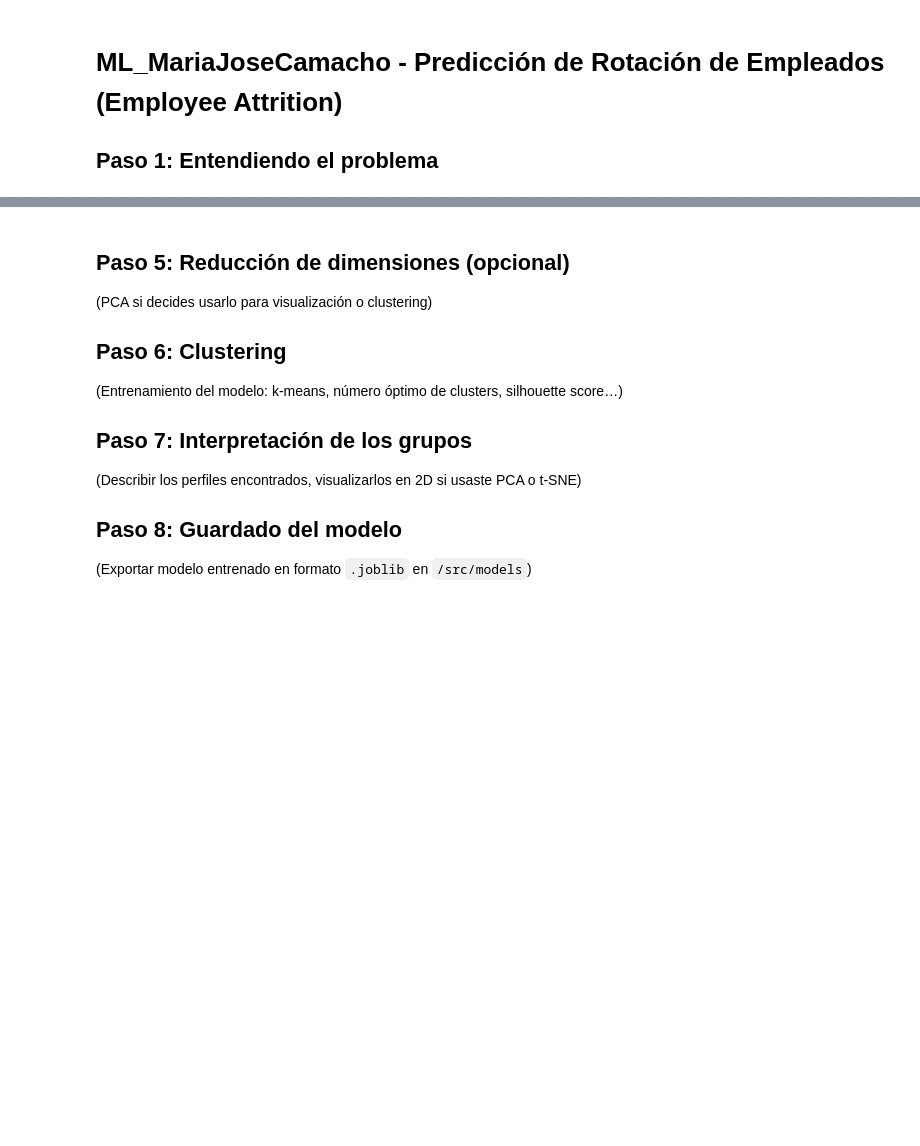
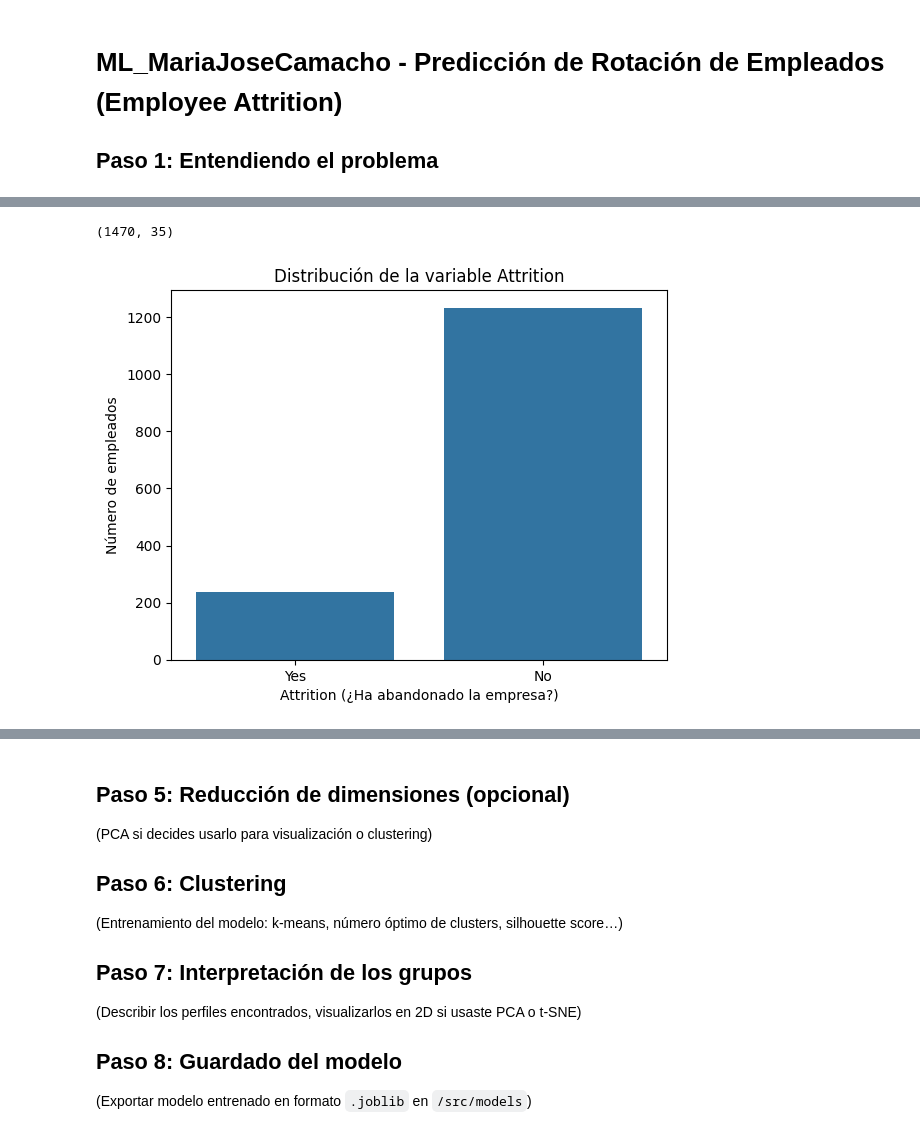
Before and after one commit to MariaJoseCamacho/repositorio_clase, a Jupyter notebook: Project_Break_II_ML/ML_MariaJoseCamachoCano/main.ipynb, the cells around one changed output, grey strips where cells are left out. Saved outputs shown, nothing was run; the diff lists cells and outputs as text; code cells hidden in the pictures; blank space fills up the shorter version.

```diff
--- a/Project_Break_II_ML/ML_MariaJoseCamachoCano/main.ipynb
+++ b/Project_Break_II_ML/ML_MariaJoseCamachoCano/main.ipynb
@@ -37,0 +44,14 @@ df.head()
+# %%
+# Esta es la dimensión del dataset total
+df.shape
+# %% [output]
+(1470, 35)
+# %%
+# Visualizamos la variable objetivo
+sns.countplot(x='Attrition', data=df)
+plt.title('Distribución de la variable Attrition')
+plt.xlabel('Attrition (¿Ha abandonado la empresa?)')
+plt.ylabel('Número de empleados')
+plt.show()
+# %% [output]
+[figure, added]
```
Also changed, not shown: parts of 28 cells of this notebook, 3 other files.
